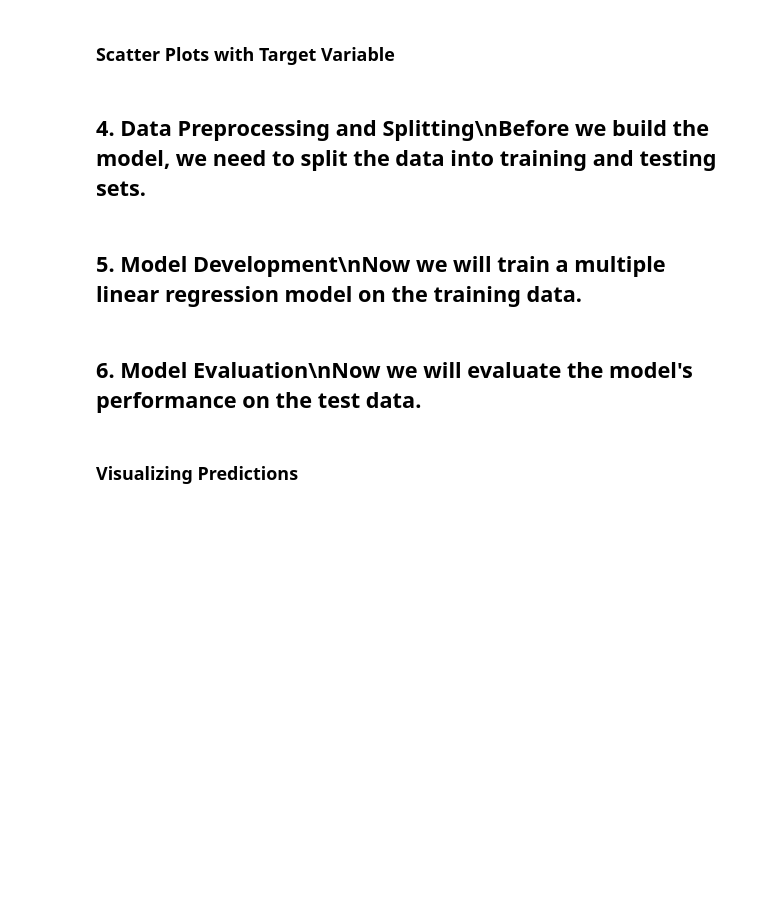
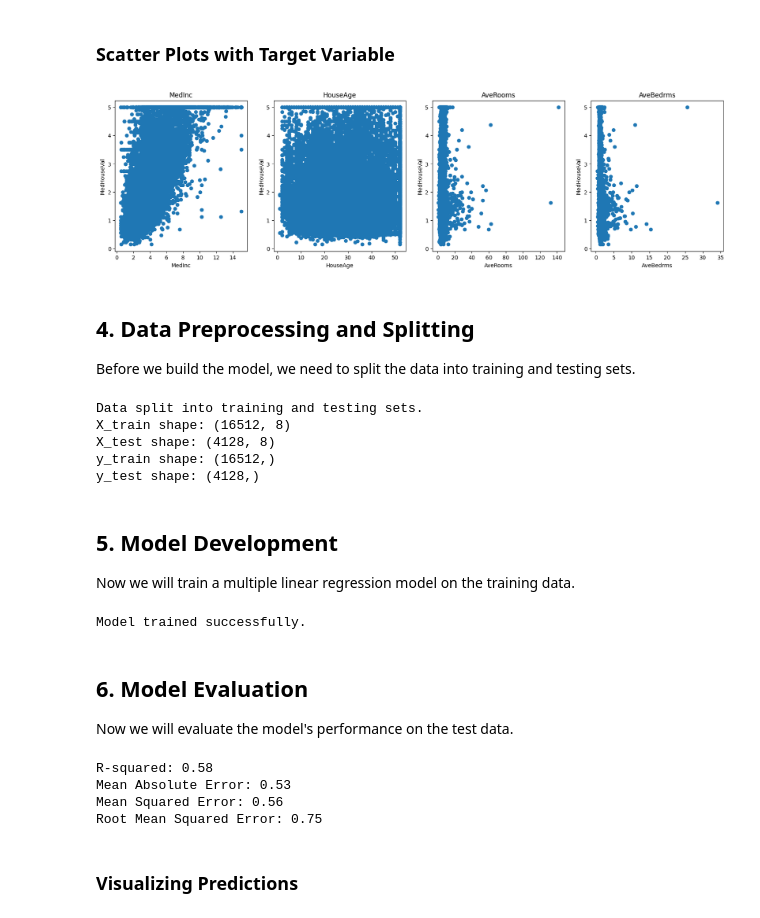
Before and after one commit to amoljadhav27/Training, a Jupyter notebook: multiple_linear_regression.ipynb, the cells around one changed output. Saved outputs shown, nothing was run; the diff lists cells and outputs as text; code cells hidden in the pictures; blank space fills up the shorter version.

```diff
--- a/multiple_linear_regression.ipynb
+++ b/multiple_linear_regression.ipynb
@@ -25,19 +104,78 @@ import pandas as pd\nimport numpy as np\nimport matplotlib.pyplot as plt\nimport
 # %% [markdown]
 ### Scatter Plots with Target Variable
 # %%
-# Scatter plots for features against the target variable\nplt.figure(figsize=(20, 5))\nfeatures = ['MedInc', 'HouseAge', 'AveRooms', 'AveBedrms']\ntarget = data['MedHouseVal']\n\nfor i, col in enumerate(features):\n    plt.subplot(1, len(features) , i+1)\n    x = data[col]\n    y = target\n    plt.scatter(x, y, marker='o')\n    plt.title(col)\n    plt.xlabel(col)\n    plt.ylabel('MedHouseVal')
+# Scatter plots for features against the target variable
+plt.figure(figsize=(20, 5))
+features = ['MedInc', 'HouseAge', 'AveRooms', 'AveBedrms']
+target = data['MedHouseVal']
+
+for i, col in enumerate(features):
+    plt.subplot(1, len(features) , i+1)
+    x = data[col]
+    y = target
+    plt.scatter(x, y, marker='o')
+    plt.title(col)
+    plt.xlabel(col)
+    plt.ylabel('MedHouseVal')
+# %% [output]
+[figure, added]
 # %% [markdown]
-## 4. Data Preprocessing and Splitting\nBefore we build the model, we need to split the data into training and testing sets.
+## 4. Data Preprocessing and Splitting
+Before we build the model, we need to split the data into training and testing sets.
 # %%
-# Prepare the data\nX = data.drop('MedHouseVal', axis=1) # Features\ny = data['MedHouseVal'] # Target\n\n# Split the data into training and testing sets\nX_train, X_test, y_train, y_test = train_test_split(X, y, test_size=0.2, random_state=42)\n\nprint("Data split into training and testing sets.")\nprint("X_train shape:", X_train.shape)\nprint("X_test shape:", X_test.shape)\nprint("y_train shape:", y_train.shape)\nprint("y_test shape:", y_test.shape)
+# Prepare the data
+X = data.drop('MedHouseVal', axis=1)
+y = data['MedHouseVal']
+
+# Split the data into training and testing sets
+X_train, X_test, y_train, y_test = train_test_split(X, y, test_size=0.2, random_state=42)
+
+print("Data split into training and testing sets.")
+print("X_train shape:", X_train.shape)
+print("X_test shape:", X_test.shape)
+print("y_train shape:", y_train.shape)
+print("y_test shape:", y_test.shape)
+# %% [output]
+Data split into training and testing sets.
+X_train shape: (16512, 8)
+X_test shape: (4128, 8)
+y_train shape: (16512,)
+y_test shape: (4128,)
 # %% [markdown]
-## 5. Model Development\nNow we will train a multiple linear regression model on the training data.
+## 5. Model Development
+Now we will train a multiple linear regression model on the training data.
 # %%
-# Create a linear regression model\nmodel = LinearRegression()\n\n# Train the model\nmodel.fit(X_train, y_train)\n\nprint("Model trained successfully.")
+# Create a linear regression model
+model = LinearRegression()
+
+# Train the model
+model.fit(X_train, y_train)
+
+print("Model trained successfully.")
+# %% [output]
+Model trained successfully.
 # %% [markdown]
-## 6. Model Evaluation\nNow we will evaluate the model's performance on the test data.
+## 6. Model Evaluation
+Now we will evaluate the model's performance on the test data.
 # %%
-# Make predictions on the test data\ny_pred = model.predict(X_test)\n\n# Calculate evaluation metrics\nr2 = r2_score(y_test, y_pred)\nmae = mean_absolute_error(y_test, y_pred)\nmse = mean_squared_error(y_test, y_pred)\nrmse = np.sqrt(mse)\n\nprint(f"R-squared: {r2:.2f}")\nprint(f"Mean Absolute Error: {mae:.2f}")\nprint(f"Mean Squared Error: {mse:.2f}")\nprint(f"Root Mean Squared Error: {rmse:.2f}")
+# Make predictions on the test data
+y_pred = model.predict(X_test)
+
+# Calculate evaluation metrics
+r2 = r2_score(y_test, y_pred)
+mae = mean_absolute_error(y_test, y_pred)
+mse = mean_squared_error(y_test, y_pred)
+rmse = np.sqrt(mse)
+
+print(f"R-squared: {r2:.2f}")
+print(f"Mean Absolute Error: {mae:.2f}")
+print(f"Mean Squared Error: {mse:.2f}")
+print(f"Root Mean Squared Error: {rmse:.2f}")
+# %% [output]
+R-squared: 0.58
+Mean Absolute Error: 0.53
+Mean Squared Error: 0.56
+Root Mean Squared Error: 0.75
 # %% [markdown]
 ### Visualizing Predictions
 # %%
```
Also changed, not shown: parts of 15 cells of this notebook.
